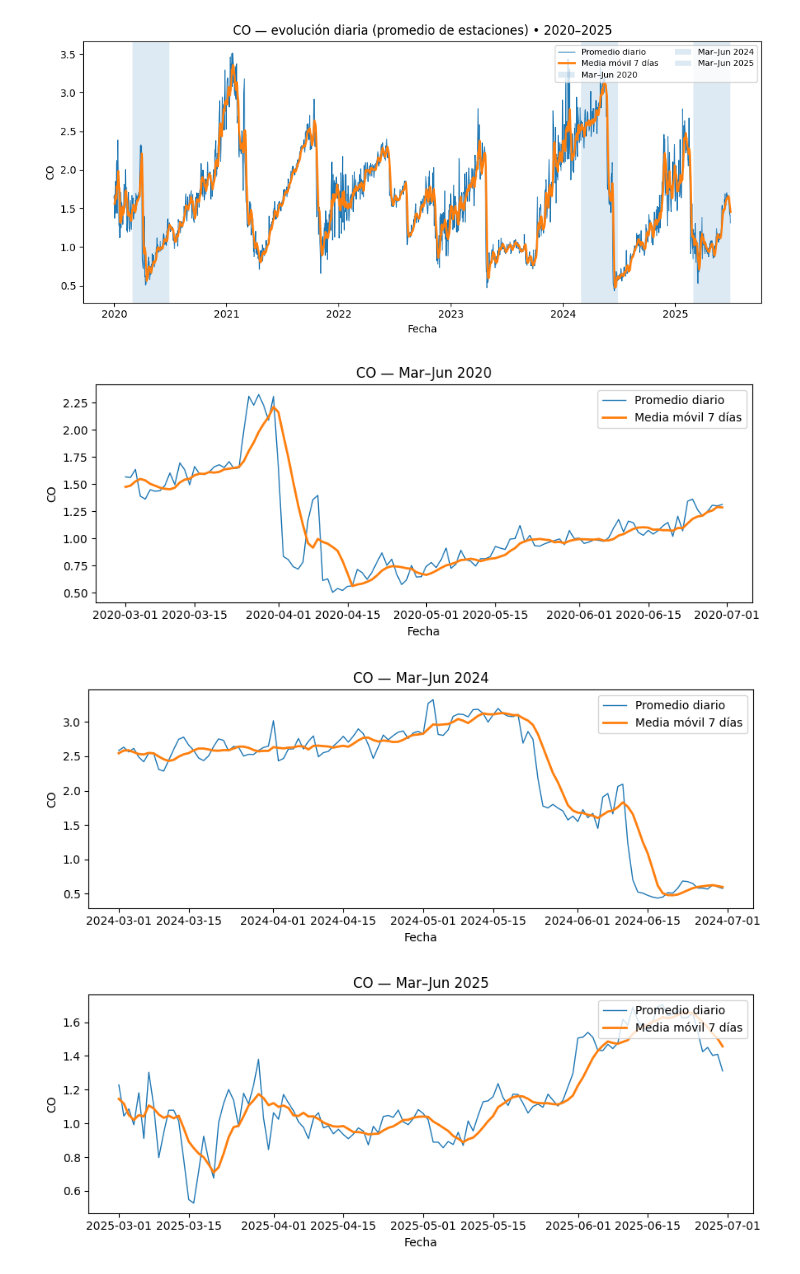
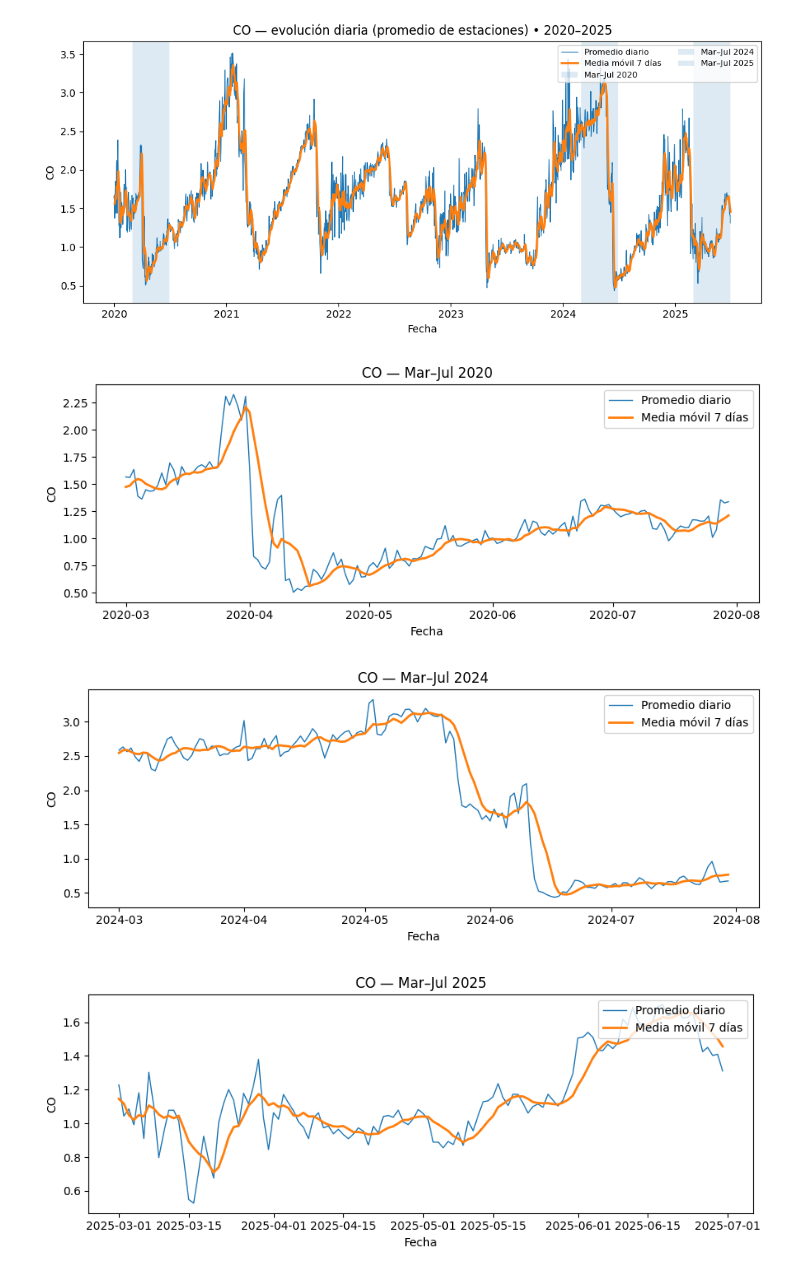
Before and after one commit to Facundo-Barbera/MA2003B-Reto, a Jupyter notebook: notebooks/statistical_analysis.ipynb, the cells around one changed output. Saved outputs shown, nothing was run; the diff lists cells and outputs as text; code cells hidden in the pictures.

```diff
--- a/notebooks/statistical_analysis.ipynb
+++ b/notebooks/statistical_analysis.ipynb
@@ -71,11 +71,11 @@ co_daily = (df.dropna(subset=["CO"])
               .to_frame("CO_diario"))
 co_daily["CO_7d"] = co_daily["CO_diario"].rolling(7, min_periods=3).mean()
 
-# 3) Ventanas a resaltar (Mar–Jun 2020, 2024 y 2025)
+# 3) Ventanas a resaltar (Mar–Jul 2020, 2024 y 2025)
 windows = [
-    ("2020-03-01","2020-06-30","Mar–Jun 2020"),
-    ("2024-03-01","2024-06-30","Mar–Jun 2024"),
-    ("2025-03-01","2025-06-30","Mar–Jun 2025"),
+    ("2020-03-01","2020-06-30","Mar–Jul 2020"),
+    ("2024-03-01","2024-06-30","Mar–Jul 2024"),
+    ("2025-03-01","2025-06-30","Mar–Jul 2025"),
 ]
 
 # 4) Gráfico (una sola figura, sin estilos especiales)
@@ -102,36 +102,36 @@ df = pd.read_csv("../data/processed/pre_imputation_subset_AB_v1.csv",
 
 # Promedio diario entre estaciones
 co_daily = (df.dropna(subset=["CO"])
               .assign(day=lambda x: x["date"].dt.floor("D"))
               .groupby("day")["CO"].mean()
               .to_frame("CO_diario"))
 co_daily["CO_7d"] = co_daily["CO_diario"].rolling(7, min_periods=3).mean()
 
 # Ventanas a graficar por separado
 windows = [
-    ("2020-03-01","2020-06-30","CO — Mar–Jun 2020"),
-    ("2024-03-01","2024-06-30","CO — Mar–Jun 2024"),
-    ("2025-03-01","2025-06-30","CO — Mar–Jun 2025"),
+    ("2020-03-01","2020-07-30","CO — Mar–Jul 2020"),
+    ("2024-03-01","2024-07-30","CO — Mar–Jul 2024"),
+    ("2025-03-01","2025-07-30","CO — Mar–Jul 2025"),
 ]
 
 for start, end, title in windows:
     s, e = pd.Timestamp(start), pd.Timestamp(end)
     # Reindex a rejilla diaria continua dentro de la ventana (para ver huecos si los hay)
     idx = pd.date_range(s, e, freq="D")
     sub = (co_daily.reindex(idx)
                   .rename_axis("day")
                   .reset_index())
 
     plt.figure(figsize=(9,3.6))
     plt.plot(sub["day"], sub["CO_diario"], linewidth=1.0, label="Promedio diario")
     plt.plot(sub["day"], sub["CO_7d"], linewidth=2.0, label="Media móvil 7 días")
     plt.title(title)
     plt.xlabel("Fecha")
     plt.ylabel("CO")
     plt.legend(loc="upper right")
     plt.tight_layout()
     plt.show()
 # %% [output]
-[figure, old version]
+[figure, new version]
-[figure, old version]
+[figure, new version]
 [figure]
```
Also changed, not shown: parts of 3 cells of this notebook, 1 other file.
